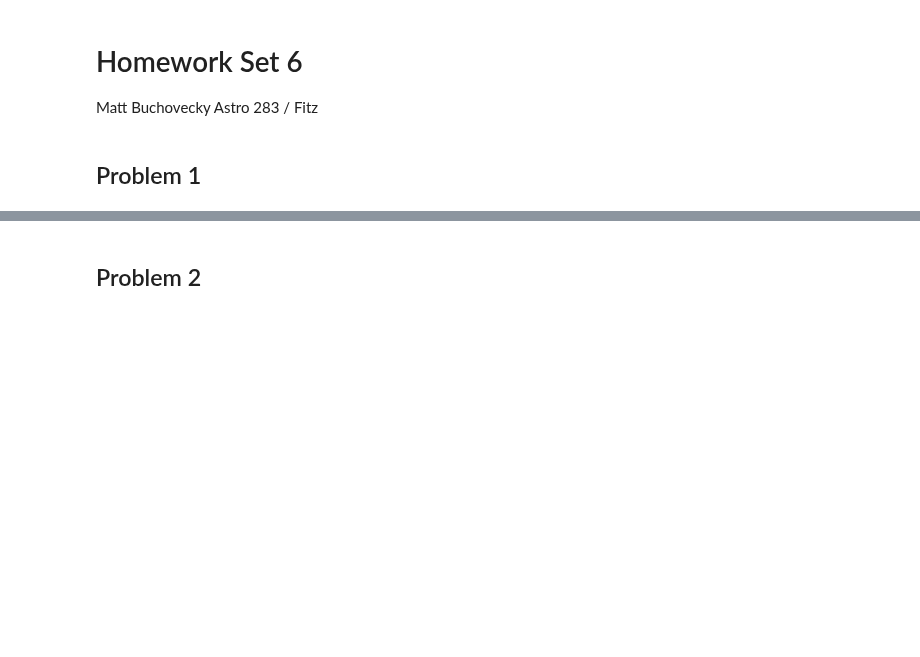
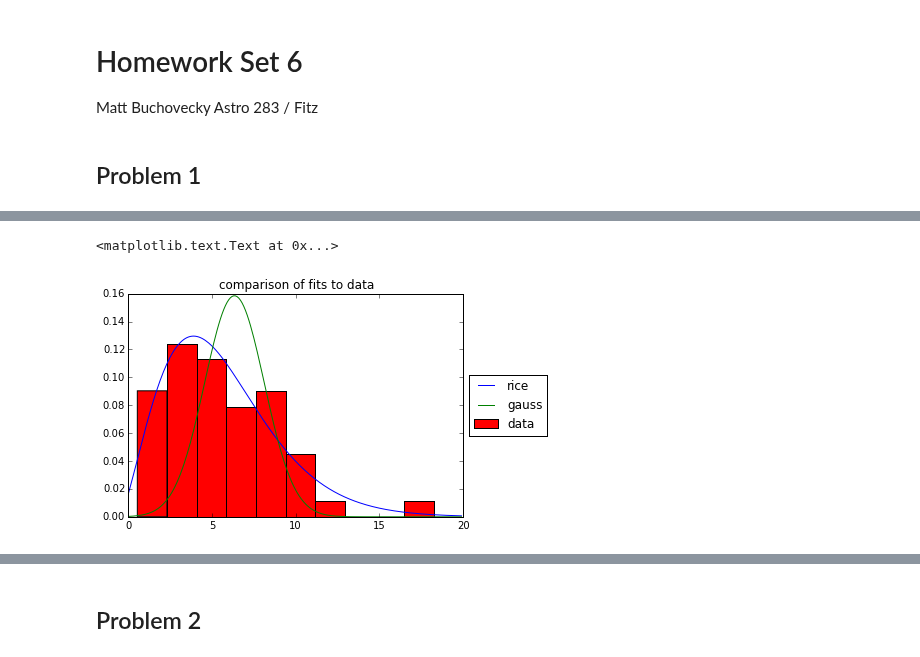
Before and after one commit to mbuchove/notebook-wurk-b, a Jupyter notebook: stats/astro283_hw6.ipynb, the cells around one changed output, grey strips where cells are left out. Saved outputs shown, nothing was run; the diff lists cells and outputs as text; code cells hidden in the pictures; blank space fills up the shorter version.

```diff
--- a/stats/astro283_hw6.ipynb
+++ b/stats/astro283_hw6.ipynb
@@ -51,5 +36,37 @@ def neg_likelihood(params, value_array, function):
+# %%
+# define the pdfs and likelihood functions
+
+def Rice_dist(x, alpha, beta):
+    """the pdf of the Rice distribution for a single value"""
+    return (1/alpha)*np.exp((x+beta)/(-alpha))*special.iv(0, 2*np.sqrt(x*beta)/alpha)
+
+def Rice_dist_n(x, alpha, beta):
+    """the pdf of the Rice distribution for an array"""
+    condlist = [ x>0 ]
+    choicelist = [ Rice_dist(x, alpha, beta) ]
+    return np.select(condlist, choicelist, default=0.0)
+
+def Rice_dist_gen(x, alpha, beta):
+    """pdf of Rice distribution that works for single values and array types"""
+    print('hi')
+
+def gaussian_1param(x, mu):
+    """gaussian pdf with variance equal to the mean"""
+    return np.exp(-(x-mu)**2/mu)/np.sqrt(2*np.pi*mu)
+
+def neg_likelihood(params, value_array, function):
+    """the opposite of the likelihood function for a set of independent values for a given \\
+    function"""
+    l = -1
+    for x in value_array:
+        l *= function(x, *params)
+    return l
 # %%
-# perform the optimization
+# perform the optimization on both functions
 guess = (2, 3)
-opt = optimize.fmin(neg_likelihood, guess, args=(v_arr, Rice_dist))
-print(opt)
+opt_rice = optimize.fmin(neg_likelihood, guess, args=(v_arr, Rice_dist))
+print(opt_rice)
+
+guess = (5,)
+opt_gauss = optimize.fmin(neg_likelihood, guess, args=(v_arr, gaussian_1param))
+print(opt_gauss)
@@ -56,5 +84,11 @@ print(opt)
 # %%
 # plot the Rice distribution with optimal values against normed histogram
 r = np.arange(0., 20., 0.1)
-plt.plot(r, Rice_dist(r, opt[0], opt[1]))
-plt.hist(v_arr, normed=True)
+plt.plot(r, Rice_dist(r, *opt_rice), label='rice')
+plt.plot(r, gaussian_1param(r, *opt_gauss), label='gauss')
+plt.hist(v_arr, normed=True, label='data')
+plt.legend(loc='center left', bbox_to_anchor=(1., 0.5))
+plt.title("comparison of fits to data")
+# %% [output]
+<matplotlib.text.Text at 0x...>
+[figure, added]
```
Also changed, not shown: parts of 34 cells of this notebook.
